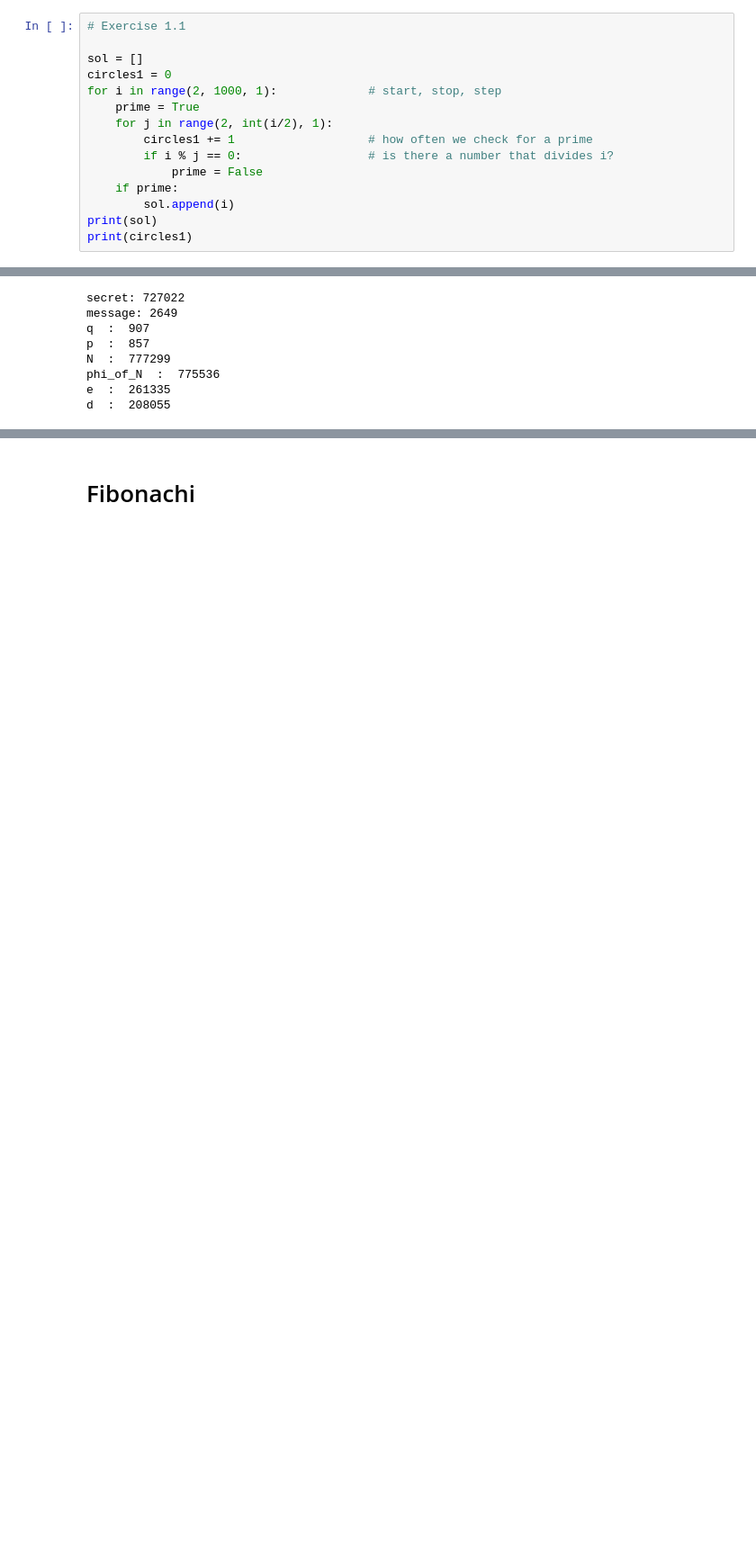
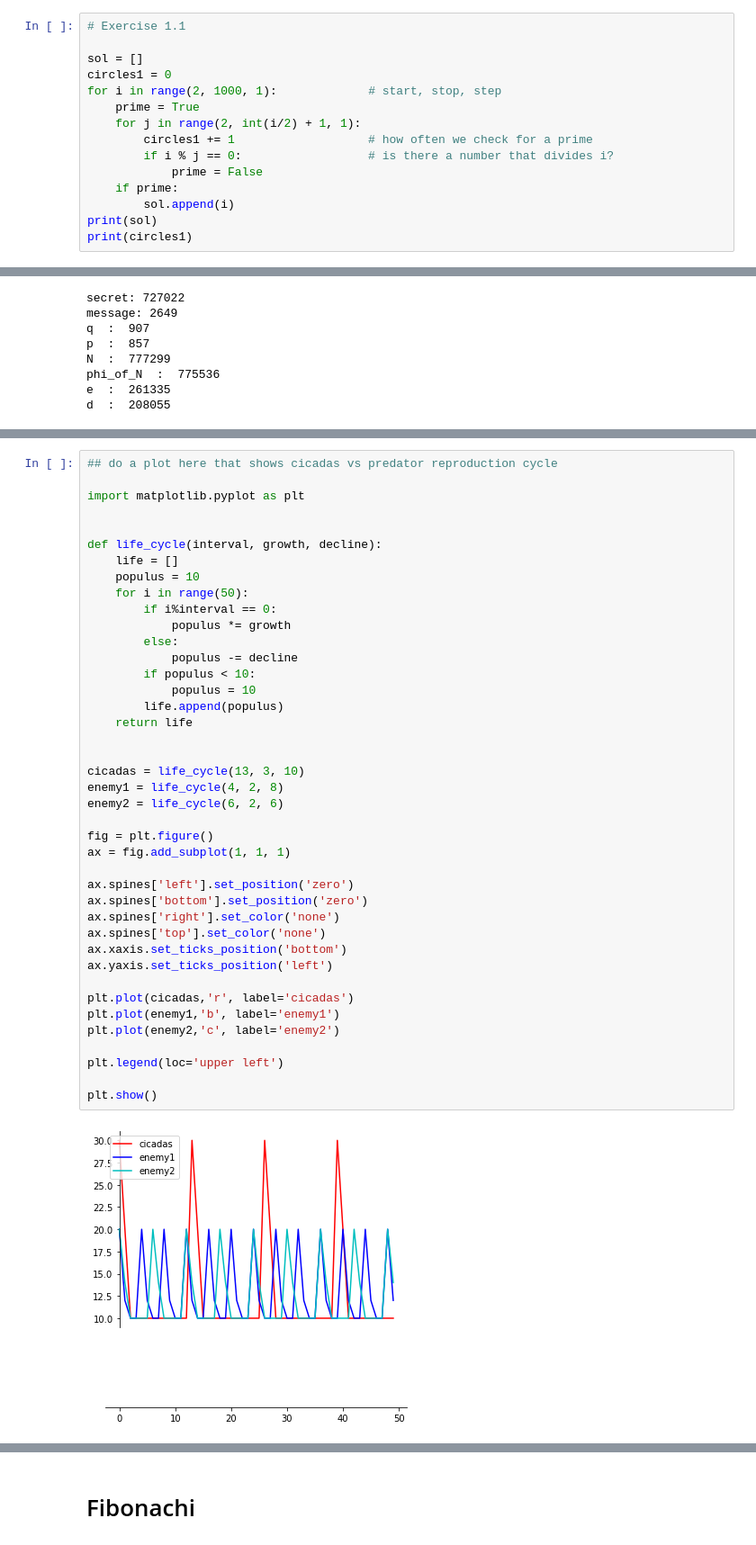
Before and after one commit to Baumwolle25/AM-FolgenUndWarscheinlichkeiten, a Jupyter notebook: Project.ipynb, the cells around one changed output, grey strips where cells are left out. Shown: that part at 90% size. Saved outputs shown, nothing was run; the diff lists cells and outputs as text; blank space fills up the shorter version.

Commit message:
added cicada plot and prime generation flowchart

```diff
--- a/Project.ipynb
+++ b/Project.ipynb
@@ -13,7 +15,7 @@ sol = []
 circles1 = 0
 for i in range(2, 1000, 1):             # start, stop, step
     prime = True
-    for j in range(2, int(i/2), 1):
+    for j in range(2, int(i/2) + 1, 1):
         circles1 += 1                   # how often we check for a prime
         if i % j == 0:                  # is there a number that divides i?
             prime = False
@@ -240 +249,44 @@ d  :  208055
+# %%
+## do a plot here that shows cicadas vs predator reproduction cycle
+
+import matplotlib.pyplot as plt
+
+
+def life_cycle(interval, growth, decline):
+    life = []
+    populus = 10
+    for i in range(50):
+        if i%interval == 0:
+            populus *= growth
+        else:
+            populus -= decline
+        if populus < 10:
+            populus = 10
+        life.append(populus)
+    return life
+
+
+cicadas = life_cycle(13, 3, 10)
+enemy1 = life_cycle(4, 2, 8)
+enemy2 = life_cycle(6, 2, 6)
+
+fig = plt.figure()
+ax = fig.add_subplot(1, 1, 1)
+
+ax.spines['left'].set_position('zero')
+ax.spines['bottom'].set_position('zero')
+ax.spines['right'].set_color('none')
+ax.spines['top'].set_color('none')
+ax.xaxis.set_ticks_position('bottom')
+ax.yaxis.set_ticks_position('left')
+
+plt.plot(cicadas,'r', label='cicadas')
+plt.plot(enemy1,'b', label='enemy1')
+plt.plot(enemy2,'c', label='enemy2')
+
+plt.legend(loc='upper left')
+
+plt.show()
+# %% [output]
+[figure, added]
 # %% [markdown]
```
Also changed, not shown: parts of 7 cells of this notebook, 2 other files.
